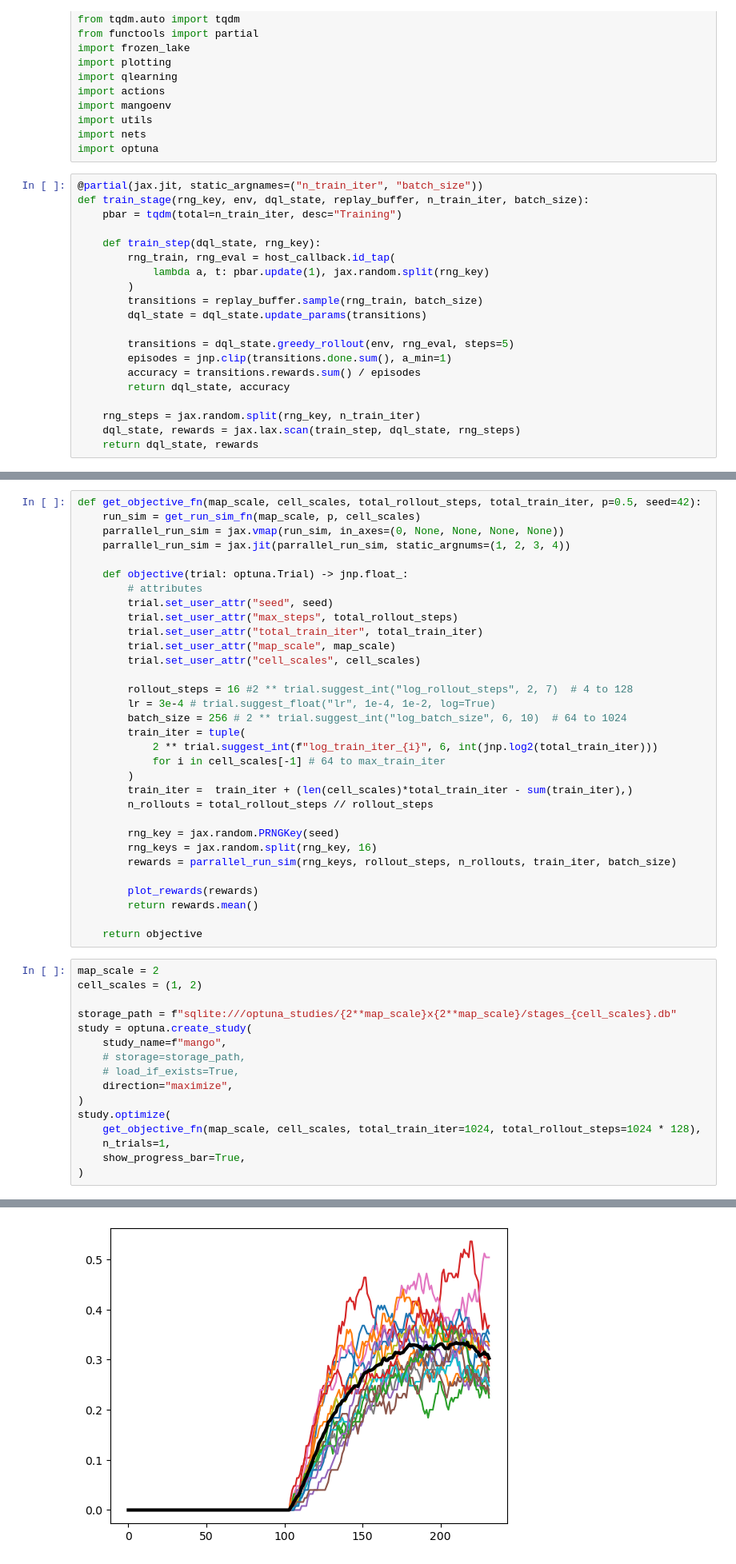
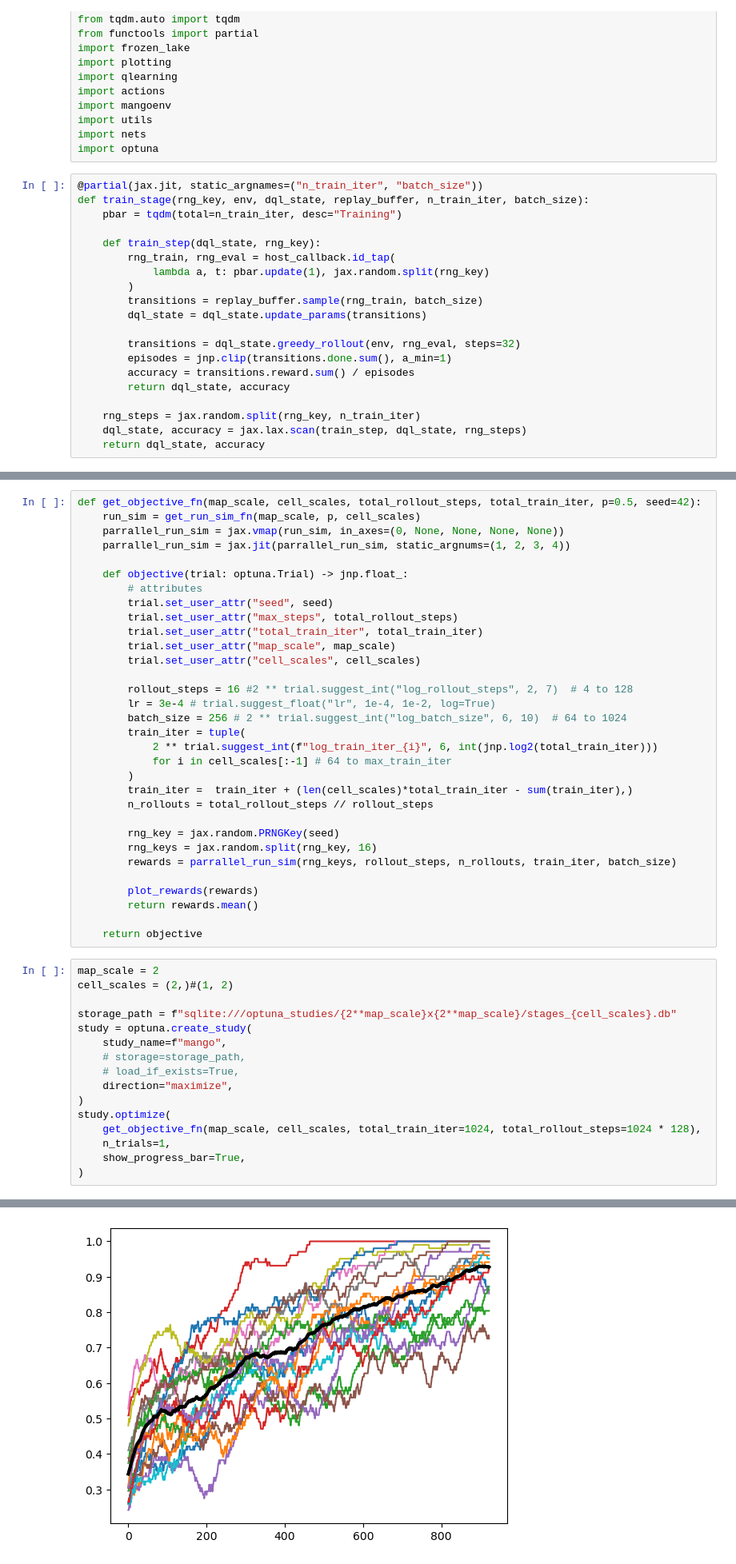
Before and after one commit to davidesartor/MANGO-lite, a Jupyter notebook: btf/study 4x4.ipynb, the cells around one changed output, grey strips where cells are left out. Shown at 80% size. Drawn from its saved outputs; the diff is of its cells as text.

```diff
--- a/btf/study 4x4.ipynb
+++ b/btf/study 4x4.ipynb
@@ -26,14 +26,14 @@ def train_stage(rng_key, env, dql_state, replay_buffer, n_train_iter, batch_size
         transitions = replay_buffer.sample(rng_train, batch_size)
         dql_state = dql_state.update_params(transitions)
 
-        transitions = dql_state.greedy_rollout(env, rng_eval, steps=5)
+        transitions = dql_state.greedy_rollout(env, rng_eval, steps=32)
         episodes = jnp.clip(transitions.done.sum(), a_min=1)
-        accuracy = transitions.rewards.sum() / episodes
+        accuracy = transitions.reward.sum() / episodes
         return dql_state, accuracy
 
     rng_steps = jax.random.split(rng_key, n_train_iter)
-    dql_state, rewards = jax.lax.scan(train_step, dql_state, rng_steps)
-    return dql_state, rewards
+    dql_state, accuracy = jax.lax.scan(train_step, dql_state, rng_steps)
+    return dql_state, accuracy
 # %%
 def get_run_sim_fn(map_scale, p, cell_scales):
     def run_sim_fn(rng_key, rollout_steps, n_rollouts, stages_train_iter, batch_size):
@@ -101,7 +101,7 @@ def get_objective_fn(map_scale, cell_scales, total_rollout_steps, total_train_it
         batch_size = 256 # 2 ** trial.suggest_int("log_batch_size", 6, 10)  # 64 to 1024
         train_iter = tuple(
             2 ** trial.suggest_int(f"log_train_iter_{i}", 6, int(jnp.log2(total_train_iter)))
-            for i in cell_scales[-1] # 64 to max_train_iter
+            for i in cell_scales[:-1] # 64 to max_train_iter
         )
         train_iter =  train_iter + (len(cell_scales)*total_train_iter - sum(train_iter),)
         n_rollouts = total_rollout_steps // rollout_steps
@@ -116,7 +116,7 @@ def get_objective_fn(map_scale, cell_scales, total_rollout_steps, total_train_it
     return objective
 # %%
 map_scale = 2
-cell_scales = (1, 2)
+cell_scales = (2,)#(1, 2)
 
 storage_path = f"sqlite:///optuna_studies/{2**map_scale}x{2**map_scale}/stages_{cell_scales}.db"
 study = optuna.create_study(
@@ -136 +136 @@ study.optimize(
-[figure, old version]
+[figure, new version]
```
Also changed, not shown: parts of 1 cell of this notebook.
